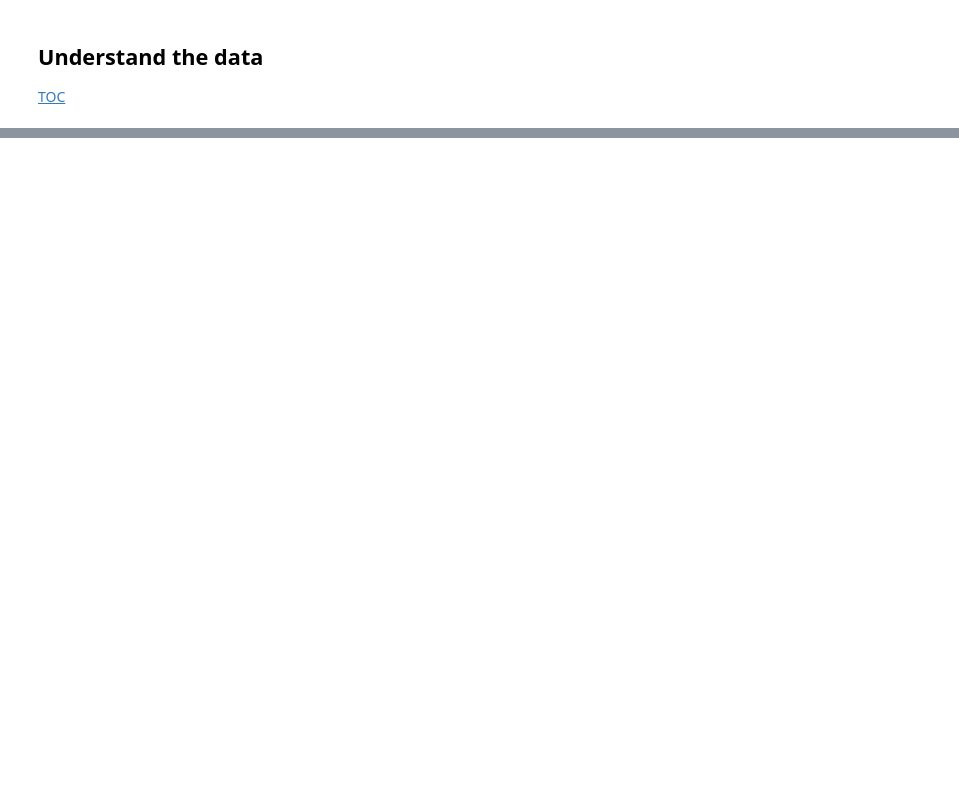
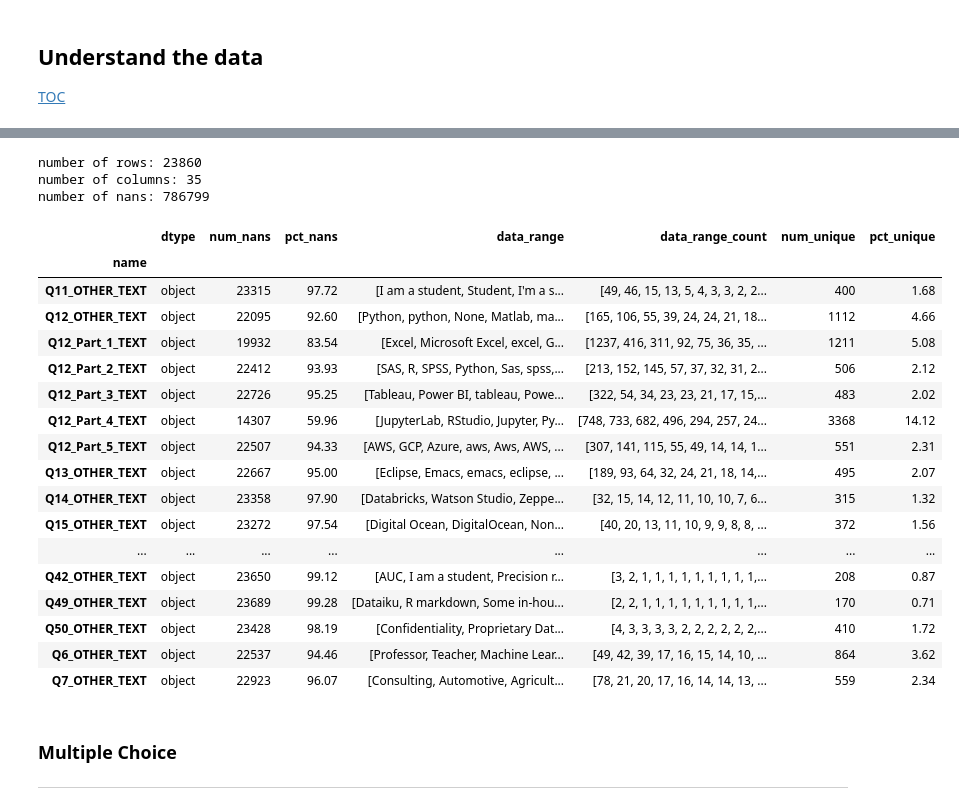
Before and after one commit to dgander000/DSND-Project-1, a Jupyter notebook: DSND-Project-1.ipynb, the cells around one changed output, grey strips where cells are left out. Drawn from its saved outputs; the diff is of its cells as text; code cells hidden in the pictures; blank space fills up the shorter version.

Commit message:
switched to kaggle survey data

```diff
--- a/DSND-Project-1.ipynb
+++ b/DSND-Project-1.ipynb
@@ -353,0 +200,4 @@ number of nans: 16467621
+# %%
+df_ff_2018 = pd.read_csv('~/data/kaggle-survey/kaggle-survey-2018/freeFormResponses.csv', encoding="ISO-8859-1", low_memory=False)
+df_mc_2018 = pd.read_csv('~/data/kaggle-survey/kaggle-survey-2018/multipleChoiceResponses.csv', encoding="ISO-8859-1", low_memory=False)
+df_ss_2018 = pd.read_csv('~/data/kaggle-survey/kaggle-survey-2018/SurveySchema.csv', encoding="ISO-8859-1", low_memory=False)
@@ -353,0 +220,31 @@ number of nans: 16467621
+# %%
+num_rows, num_cols, num_nans, df_freeform_info = get_dataframe_info(df_ff_2018)
+print('number of rows:', num_rows)
+print('number of columns:', num_cols)
+print('number of nans:', num_nans)
+display(df_freeform_info)
+# %% [output]
+number of rows: 23860
+number of columns: 35
+number of nans: 786799
+|  | dtype | num_nans | pct_nans | data_range | data_range_count | num_unique | pct_unique |
+| name |  |  |  |  |  |  |  |
+| Q11_OTHER_TEXT | object | 23315 | 97.72 | [I am a student, Student, I'm a s... | [49, 46, 15, 13, 5, 4, 3, 3, 2, 2... | 400 | 1.68 |
+| Q12_OTHER_TEXT | object | 22095 | 92.60 | [Python, python, None, Matlab, ma... | [165, 106, 55, 39, 24, 24, 21, 18... | 1112 | 4.66 |
+| Q12_Part_1_TEXT | object | 19932 | 83.54 | [Excel, Microsoft Excel, excel, G... | [1237, 416, 311, 92, 75, 36, 35, ... | 1211 | 5.08 |
+| Q12_Part_2_TEXT | object | 22412 | 93.93 | [SAS, R, SPSS, Python, Sas, spss,... | [213, 152, 145, 57, 37, 32, 31, 2... | 506 | 2.12 |
+| Q12_Part_3_TEXT | object | 22726 | 95.25 | [Tableau, Power BI, tableau, Powe... | [322, 54, 34, 23, 23, 21, 17, 15,... | 483 | 2.02 |
+| Q12_Part_4_TEXT | object | 14307 | 59.96 | [JupyterLab, RStudio, Jupyter, Py... | [748, 733, 682, 496, 294, 257, 24... | 3368 | 14.12 |
+| Q12_Part_5_TEXT | object | 22507 | 94.33 | [AWS, GCP, Azure, aws, Aws, AWS, ... | [307, 141, 115, 55, 49, 14, 14, 1... | 551 | 2.31 |
+| Q13_OTHER_TEXT | object | 22667 | 95.00 | [Eclipse, Emacs, emacs, eclipse, ... | [189, 93, 64, 32, 24, 21, 18, 14,... | 495 | 2.07 |
+| Q14_OTHER_TEXT | object | 23358 | 97.90 | [Databricks, Watson Studio, Zeppe... | [32, 15, 14, 12, 11, 10, 10, 7, 6... | 315 | 1.32 |
+| Q15_OTHER_TEXT | object | 23272 | 97.54 | [Digital Ocean, DigitalOcean, Non... | [40, 20, 13, 11, 10, 9, 9, 8, 8, ... | 372 | 1.56 |
+| ... | ... | ... | ... | ... | ... | ... | ... |
+| Q42_OTHER_TEXT | object | 23650 | 99.12 | [AUC, I am a student, Precision r... | [3, 2, 1, 1, 1, 1, 1, 1, 1, 1, 1,... | 208 | 0.87 |
+| Q49_OTHER_TEXT | object | 23689 | 99.28 | [Dataiku, R markdown, Some in-hou... | [2, 2, 1, 1, 1, 1, 1, 1, 1, 1, 1,... | 170 | 0.71 |
+| Q50_OTHER_TEXT | object | 23428 | 98.19 | [Confidentiality, Proprietary Dat... | [4, 3, 3, 3, 3, 2, 2, 2, 2, 2, 2,... | 410 | 1.72 |
+| Q6_OTHER_TEXT | object | 22537 | 94.46 | [Professor, Teacher, Machine Lear... | [49, 42, 39, 17, 16, 15, 14, 10, ... | 864 | 3.62 |
+| Q7_OTHER_TEXT | object | 22923 | 96.07 | [Consulting, Automotive, Agricult... | [78, 21, 20, 17, 16, 14, 14, 13, ... | 559 | 2.34 |
+# %% [markdown]
+### Multiple Choice
+____
```
Also changed, not shown: parts of 74 cells of this notebook.
